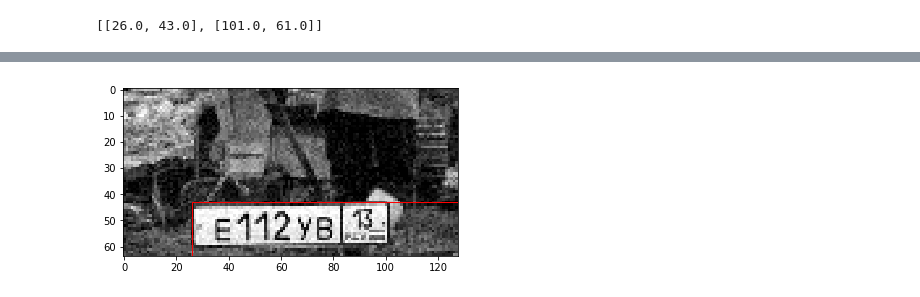
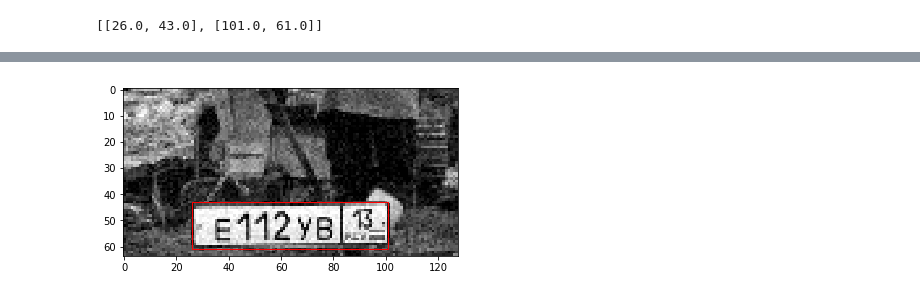
Before and after one commit to tanmaypandey7/License-Plate-Detection-MRCNN, a Jupyter notebook: run.ipynb, the cells around one changed output, grey strips where cells are left out. Drawn from its saved outputs; the diff is of its cells as text; code cells hidden in the pictures.

Commit message:
displaying contour on image

```diff
--- a/run.ipynb
+++ b/run.ipynb
@@ -44,3 +45,12 @@ pprint(data)
 data['objects'][0]['points']['exterior']
 # %% [output]
 [[26.0, 43.0], [101.0, 61.0]]
+# %%
+xt=data['objects'][0]['points']['exterior'][0][0]
+yt=data['objects'][0]['points']['exterior'][0][1]
+xl=data['objects'][0]['points']['exterior'][1][0]
+yl=data['objects'][0]['points']['exterior'][1][1]
+# %%
+height=abs(yt-yl)
+width=abs(xt-xl)
+print(width,height)
@@ -63,25 +68,30 @@ plt.show()
 # %%
 import matplotlib.pyplot as plt
 import matplotlib.patches as patches
 from PIL import Image
 import numpy as np
+
+# tl=data['objects'][0]['points']['exterior'][0]
+# br=data['objects'][0]['points']['exterior'][1]
+# tr=data['objects'][0]['points']['exterior'][0]
+# bl=data['objects'][0]['points']['exterior'][1]
 
 im = np.array(Image.open(img[0]), dtype=np.uint8)
 
 # Create figure and axes
 
 fig,ax = plt.subplots(1)
 
 
 # Display the image
 ax.imshow(im,cmap='gray')
 
 # Create a Rectangle patch
-rect = patches.Rectangle((26.0, 43.0),128,64,linewidth=1,edgecolor='r',facecolor='none')
+rect = patches.Rectangle((26.0, 43.0),width,height,linewidth=1,edgecolor='r',facecolor='none')
 # [26.0, 43.0], [101.0, 61.0]
 # Add the patch to the Axes
 ax.add_patch(rect)
 
 plt.show()
 # %% [output]
-[figure, old version]
+[figure, new version]
```
Also changed, not shown: parts of 3 cells of this notebook.
